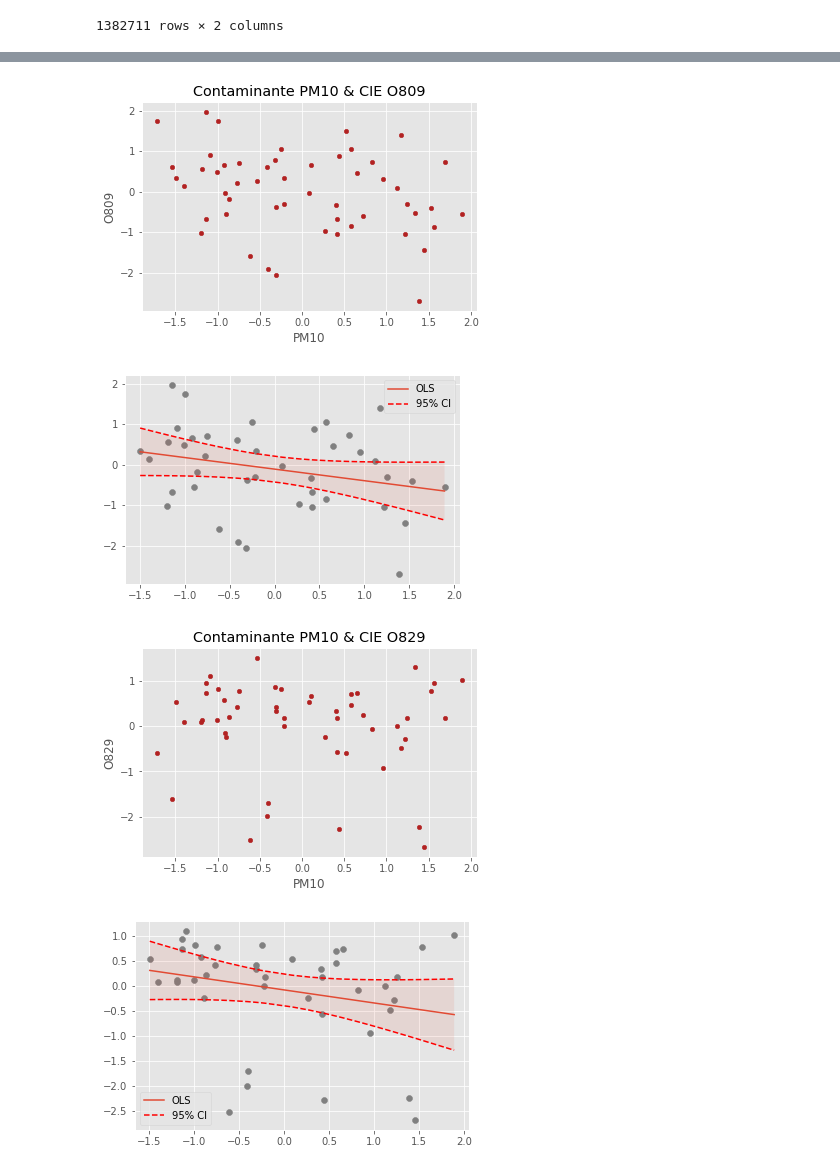
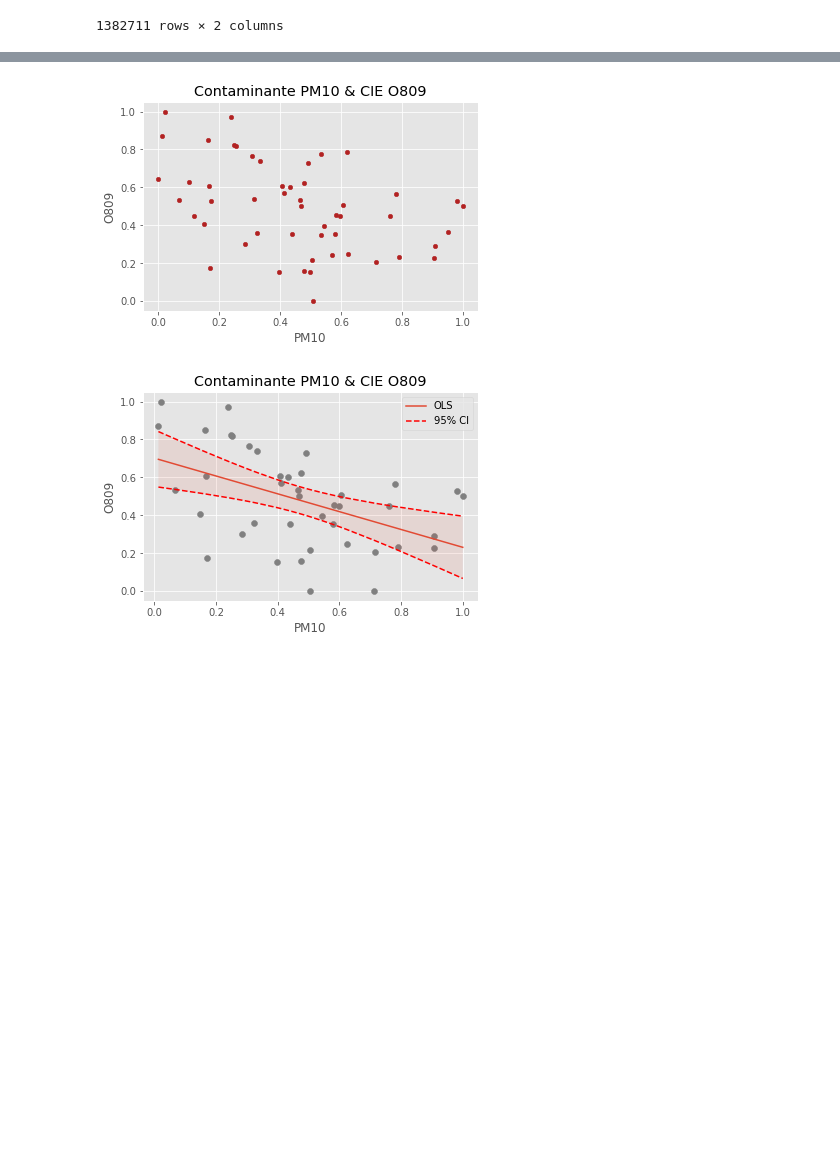
Before and after one commit to selenebpradop/relaciones-contaminantes-salud, a Jupyter notebook: Jupyter/regresion_lineal_PM10_egresos.ipynb, the cells around one changed output, grey strips where cells are left out. Saved outputs shown, nothing was run; the diff lists cells and outputs as text; code cells hidden in the pictures; blank space fills up the shorter version.

Commit message:
Modelos de regresión lineal del contaminante
Generación de modelos de regresión lineal del contaminante del año 2015 al año 2018.

```diff
--- a/Jupyter/regresion_lineal_PM10_egresos.ipynb
+++ b/Jupyter/regresion_lineal_PM10_egresos.ipynb
@@ -59,6 +59,6 @@ dataframecontaminante
 # %%
 # Se guardan los datos de 'año' en 'dataframecontaminanteaño'
-año = '2014'
+año = '2015'
 dataframecontaminanteaño = dataframecontaminante.loc[dataframecontaminante['timestamp'].str.startswith(año)]
 dataframecontaminanteaño = dataframecontaminanteaño.reset_index(drop=True)
 dataframecontaminanteaño
@@ -258,7 +258,6 @@ from sklearn import preprocessing
 import seaborn as sns
 import matplotlib.pyplot as plt
 import string
-
 # Preprocesado y modelado
 # ==============================================================================
 from scipy.stats import pearsonr
@@ -289,14 +288,18 @@ ind = []
 n = len(semanas.index)
 for i in range (n):
     ind.append(i+1)
+
 # Se guardan las letras del abdcedario en mayusculas en la lista 'letras' para la agrupación de CIEs
 letras = []
 for letra in string.ascii_uppercase:
     letras.append(str(letra))
 # Se inicia un contador para controlar la cantidad de graficos a generar
 cont = 0
-maximo = 10
-mindividuales = 3
+maximo = 5
+
+datacorr = []
+colors = []
+spoke_labels = []
 
 # Proceso de generación de las figuras
 print('\n' + año)
@@ -305,22 +308,17 @@ for name in diagnosticosaño.index:
         dataframegraficoañocontaminantecie = pd.DataFrame()
         dataframegraficoañocontaminantecie[contaminante] = dataframesemanascontaminanteaño[contaminante]
         dataframegraficoañocontaminantecie = dataframegraficoañocontaminantecie.reindex(ind)
-        if cont < mindividuales:
-            dataframegraficoañocontaminantecie[name] = ciesaño['EGRESO'][name]
-            for i in range (n):
-                dataframegraficoañocontaminantecie[contaminante][i+1] = dataframesemanascontaminanteaño[contaminante][i]
-            col_names = [contaminante, name]
-        else:
-            nameg =  letras[cont]
-            ciesagrupadas = dataframeegresosaño.loc[dataframeegresosaño['DIAG_INI'].str.startswith(nameg)]
-            ciesagrupadas = ciesagrupadas['sem'].value_counts()
-            dataframegraficoañocontaminantecie[nameg] = ciesagrupadas
-            for i in range (n):
-                dataframegraficoañocontaminantecie[contaminante][i+1] = dataframesemanascontaminanteaño[contaminante][i]
-            col_names = [contaminante, nameg]
-        #df_s = s_scaler.fit_transform(dataframegraficoañocontaminantecie)
+
+        dataframegraficoañocontaminantecie[name] = ciesaño['EGRESO'][name]
+        for i in range (n):
+            dataframegraficoañocontaminantecie[contaminante][i+1] = dataframesemanascontaminanteaño[contaminante][i]
+        col_names = [contaminante, name]
+
+        # MODELO DE REGRESIÓN LINEAL
+        # ==============================================================================
+        spoke_labels.append(col_names[1])
         datos = pd.DataFrame(dataframegraficoañocontaminantecie, columns=col_names)
-        datos = datos.apply(lambda x: (x-x.mean())/ x.std(), axis=0)
+        datos = (datos - datos.min()) / (datos.max() - datos.min())
         # Gráfico
         # ==============================================================================
         fig, ax = plt.subplots(figsize=(6, 3.84))
@@ -333,13 +331,19 @@ for name in diagnosticosaño.index:
             ax   = ax
         )
         ax.set_title('Contaminante ' + col_names[0] + ' & CIE ' + col_names[1])
-
+        print('\n\n Contaminante ' + col_names[0] + ' & CIE ' + col_names[1])
 
         # Correlación lineal entre las dos variables
         # ==============================================================================
         corr_test = pearsonr(x = datos[col_names[0]].fillna(0), y =  datos[col_names[1]].fillna(0))
         print("Coeficiente de correlación de Pearson: ", corr_test[0])
         print("P-value: ", corr_test[1])
+
+        datacorr.append(abs(corr_test[0]))
+        if(corr_test[0] < 0):
+            colors.append('r')
+        else:
+            colors.append('b')
 
         # División de los datos en train y test
         # ==============================================================================
@@ -354,21 +358,16 @@ for name in diagnosticosaño.index:
             shuffle      = True
         )
 
-        #x2 = xx.values.tolist()
-        #y2 = yy.values.tolist()
-
-        # Creación del modelo utilizando matrices como en scikitlearn
-        # ==============================================================================
-        # A la matriz de predictores se le tiene que añadir una columna de 1s para el intercept del modelo
-        #x = np.array(x2).astype(float)
-        #y = np.array(y2).astype(float)
-        #ones = np.ones(len(x[0]))
-        #X = sm.add_constant(np.column_stack((x[0], ones)))
-        #for ele in x[1:]:
         X_train = sm.add_constant(X_train, prepend=True)
         modelo = sm.OLS(endog=y_train, exog=X_train)
         modelo = modelo.fit()
         print(modelo.summary())
+
+        sml = modelo.summary().as_latex()
+        namefile = 'modelos_latex/' + 'regresion_lineal_' + col_names[0] + '&' + col_names[1] + '_' + año + '.tex'
+        f = open(namefile, 'w')
+        with open(namefile, 'w') as f:
+            f.write(sml)
 
         # Intervalos de confianza para los coeficientes del modelo
         # # ==============================================================================
@@ -390,12 +389,18 @@ for name in diagnosticosaño.index:
         # ==============================================================================
         fig, ax = plt.subplots(figsize=(6, 3.84))
 
+        ax.set_title('Contaminante ' + col_names[0] + ' & CIE ' + col_names[1])
+        ax.set_xlabel(col_names[0])
+        ax.set_ylabel(col_names[1])
         ax.scatter(predicciones['x'], predicciones['y'], marker='o', color = "gray")
         ax.plot(predicciones['x'], predicciones["mean"], linestyle='-', label="OLS")
         ax.plot(predicciones['x'], predicciones["mean_ci_lower"], linestyle='--', color='red', label="95% CI")
         ax.plot(predicciones['x'], predicciones["mean_ci_upper"], linestyle='--', color='red')
         ax.fill_between(predicciones['x'], predicciones["mean_ci_lower"], predicciones["mean_ci_upper"], alpha=0.1)
         ax.legend()
+
+        plt.savefig(contaminante + '/' + 'regresion_lineal_' + col_names[0] + '&' + col_names[1] + '_' + año + '.eps', format='eps')
+        plt.savefig(contaminante + '/' + 'regresion_lineal_' + col_names[0] + '&' + col_names[1] + '_' + año + '.jpg', format='jpg')
 
         # Error de test del modelo
         # ==============================================================================
@@ -414,13 +419,6 @@ for name in diagnosticosaño.index:
         print(f"El error (rmse) de test es: {rmse}")
         print(f"El porcentaje de error de test es: {pe}")
 
-        #fig, ax = plt.subplots(ncols=1, figsize=(20, 8))
-        #print('\n' + col_names[0] + ' & ' + col_names[1])
-        #ax.set_title('Contaminante ' + col_names[0] + ' & CIE ' + col_names[1])
-        #ax.set_xlabel('Semana del año ' + año)
-        #sns.kdeplot(data=df_s)
-        #plt.show()
-
 
     cont = cont+1
 # %% [output]
@@ -444,4 +525,2 @@ El porcentaje de error de test es: 22.80186520074352
-[figure, old version]
+[figure, new version]
-[figure, old version]
+[figure, new version]
-[figure, removed]
-[figure, removed]
```
Also changed, not shown: parts of 40 cells of this notebook, 3 other files.
